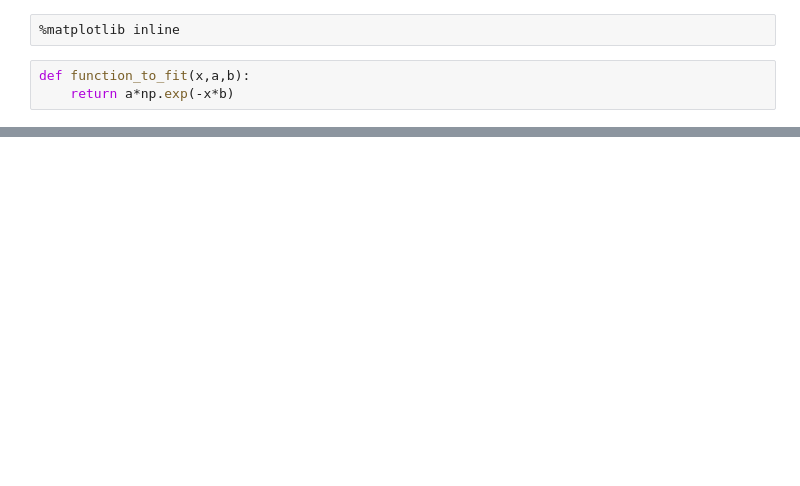
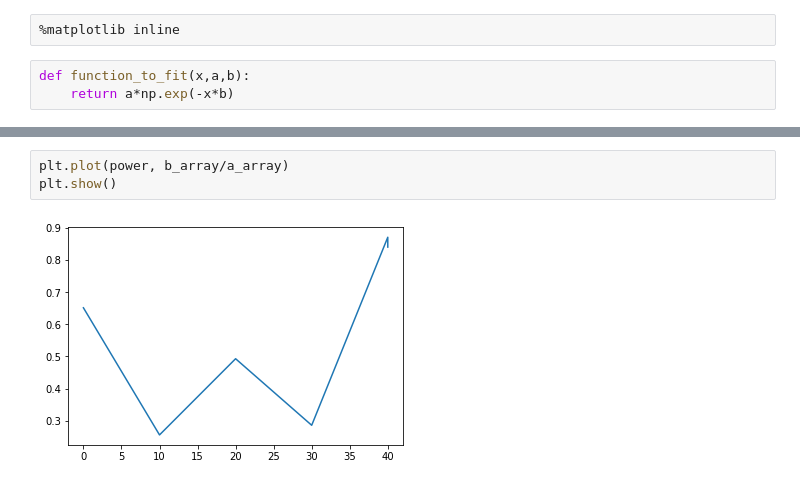
Before and after one commit to SangersJeroen/TweezerRP, a Jupyter notebook: Python/ellips_plot.ipynb, the cells around one changed output, grey strips where cells are left out. Saved outputs shown, nothing was run; the diff lists cells and outputs as text; blank space fills up the shorter version.

```diff
--- a/Python/ellips_plot.ipynb
+++ b/Python/ellips_plot.ipynb
@@ -244,3 +239,8 @@ plt.savefig('spread.png', dpi=200)
+# %%
+plt.plot(power, b_array/a_array)
+plt.show()
+# %% [output]
+[figure, added]
 # %%
 %matplotlib notebook
 
```
Also changed, not shown: parts of 6 cells of this notebook, 13 other files.
